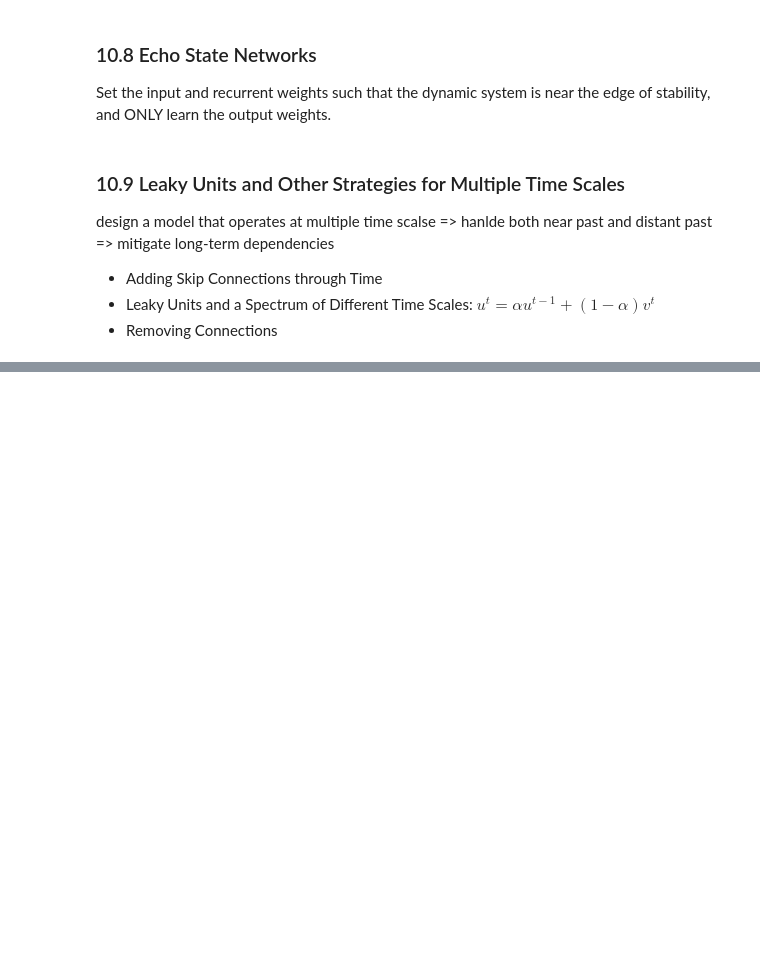
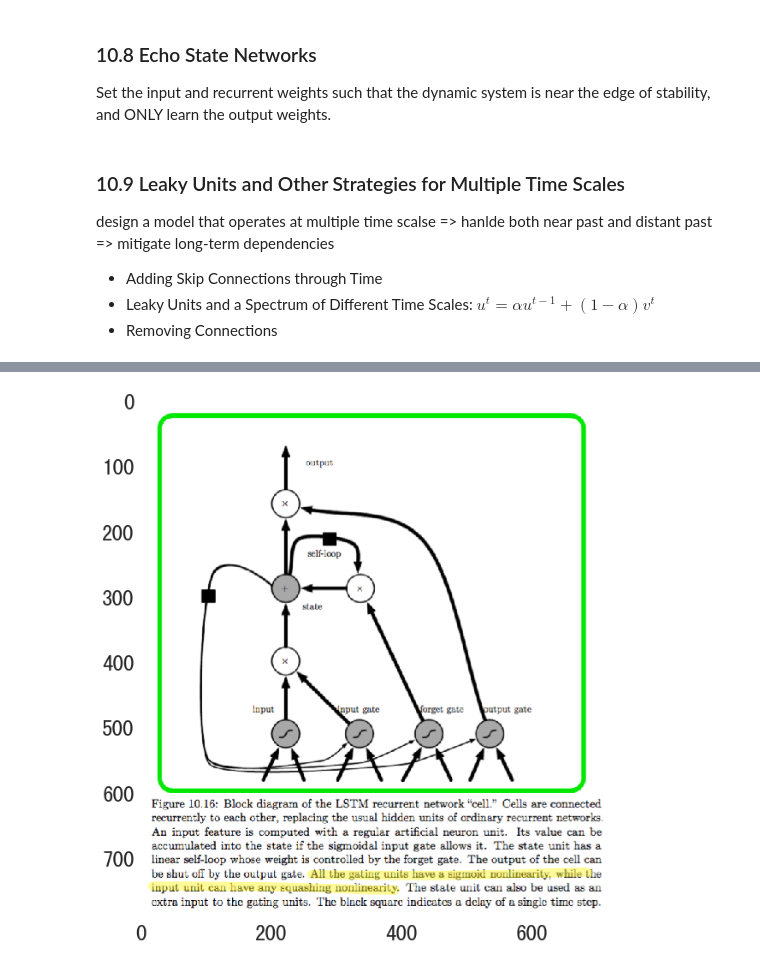
Before and after one commit to facaiy/book_notes, a Jupyter notebook: deep_learning/Sequence_Modeling/note.ipynb, the cells around one changed output, grey strips where cells are left out. Saved outputs shown, nothing was run; the diff lists cells and outputs as text; code cells hidden in the pictures; blank space fills up the shorter version.

```diff
--- a/deep_learning/Sequence_Modeling/note.ipynb
+++ b/deep_learning/Sequence_Modeling/note.ipynb
@@ -218,0 +225,4 @@ design a model that operates at multiple time scalse => hanlde both near past an
+# %%
+show_image("fig10_16.png", figsize=(10, 15))
+# %% [output]
+[figure, added]
```
Also changed, not shown: parts of 5 cells of this notebook, 2 other files.
